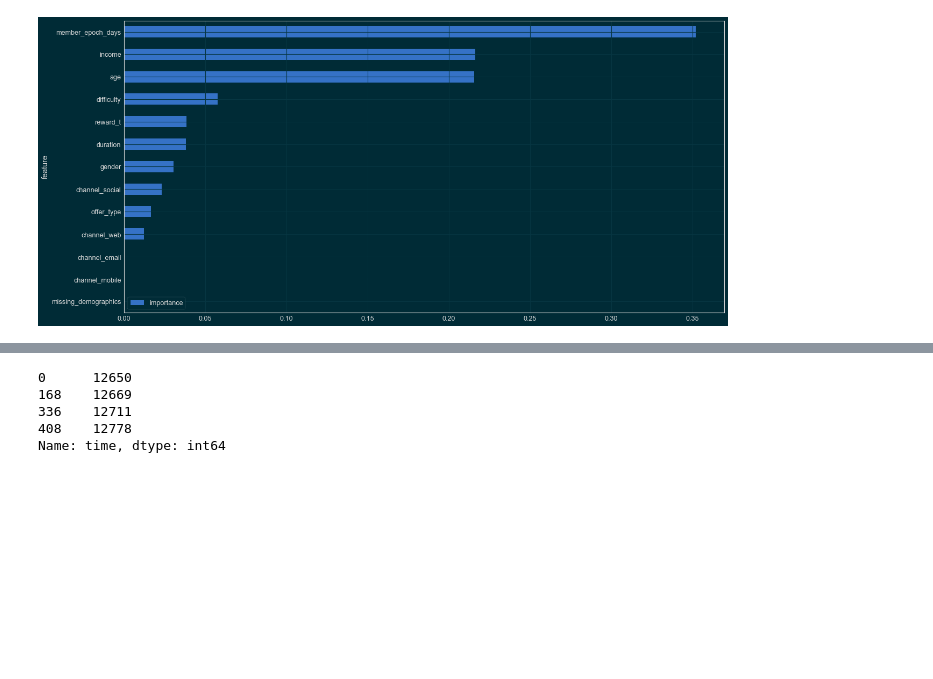
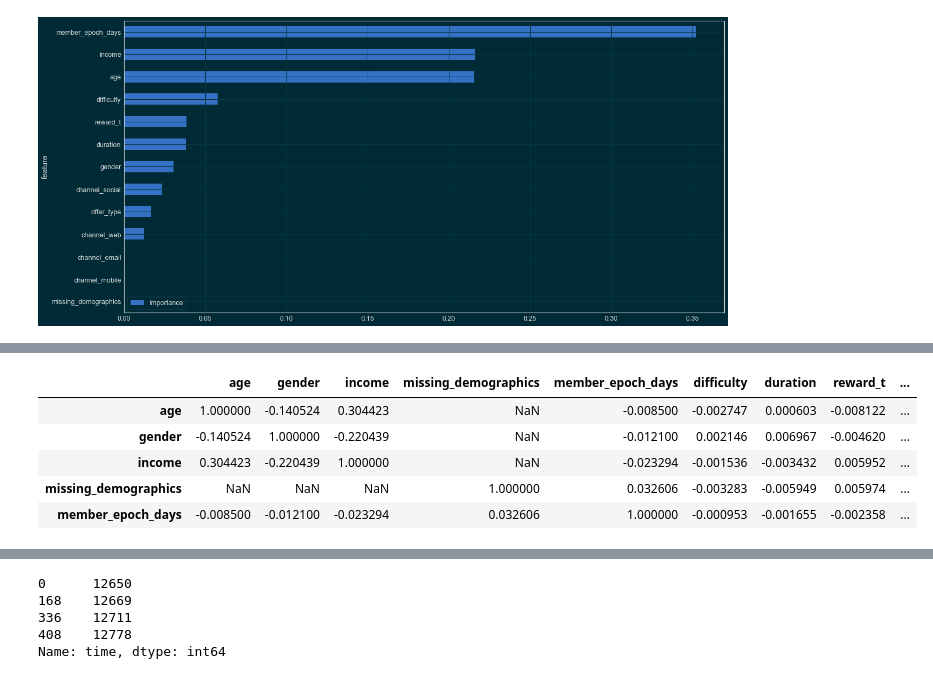
Before and after one commit to mtasende/starbucks-advertising, a Jupyter notebook: notebooks/scratchpad/003-mt-offer-success.ipynb, the cells around one changed output, grey strips where cells are left out. Saved outputs shown, nothing was run; the diff lists cells and outputs as text; code cells hidden in the pictures; blank space fills up the shorter version.

```diff
--- a/notebooks/scratchpad/003-mt-offer-success.ipynb
+++ b/notebooks/scratchpad/003-mt-offer-success.ipynb
@@ -235,0 +289,9 @@ feat_imp.plot(kind='barh')
+# %%
+corr_matrix.head()
+# %% [output]
+|  | age | gender | income | missing_demographics | member_epoch_days | difficulty | duration | reward_t | ... |
+| age | 1.000000 | -0.140524 | 0.304423 | NaN | -0.008500 | -0.002747 | 0.000603 | -0.008122 | ... |
+| gender | -0.140524 | 1.000000 | -0.220439 | NaN | -0.012100 | 0.002146 | 0.006967 | -0.004620 | ... |
+| income | 0.304423 | -0.220439 | 1.000000 | NaN | -0.023294 | -0.001536 | -0.003432 | 0.005952 | ... |
+| missing_demographics | NaN | NaN | NaN | 1.000000 | 0.032606 | -0.003283 | -0.005949 | 0.005974 | ... |
+| member_epoch_days | -0.008500 | -0.012100 | -0.023294 | 0.032606 | 1.000000 | -0.000953 | -0.001655 | -0.002358 | ... |
```
Also changed, not shown: parts of 50 cells of this notebook, 4 other files.
